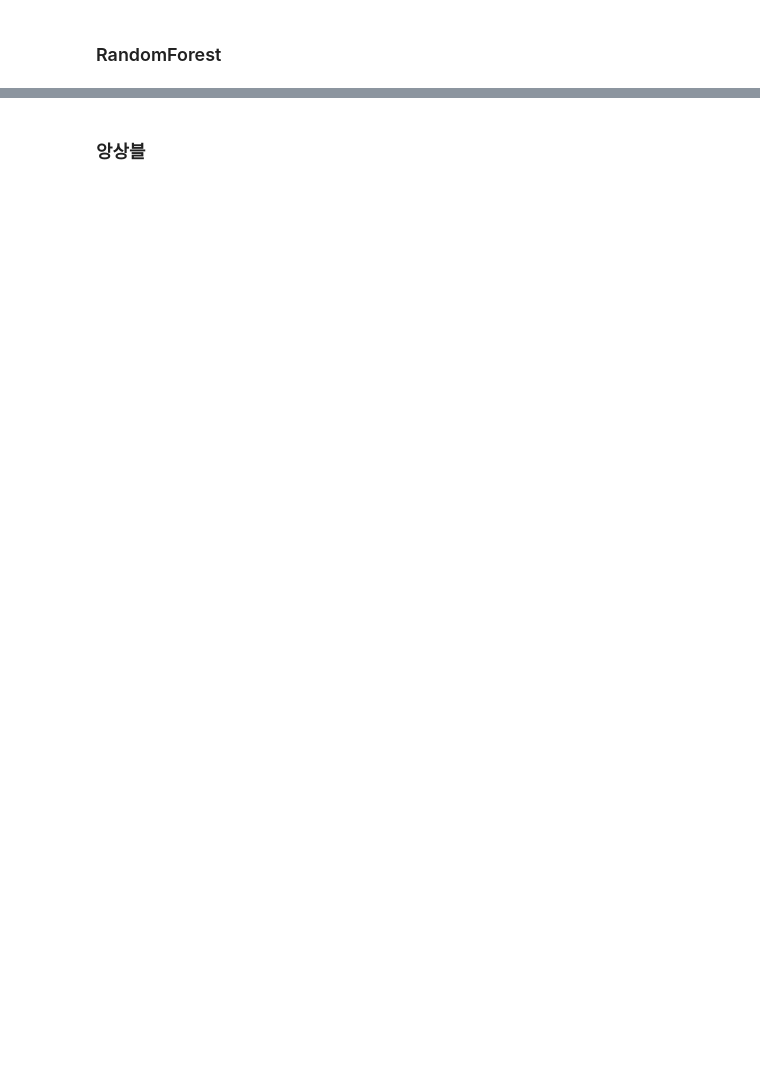
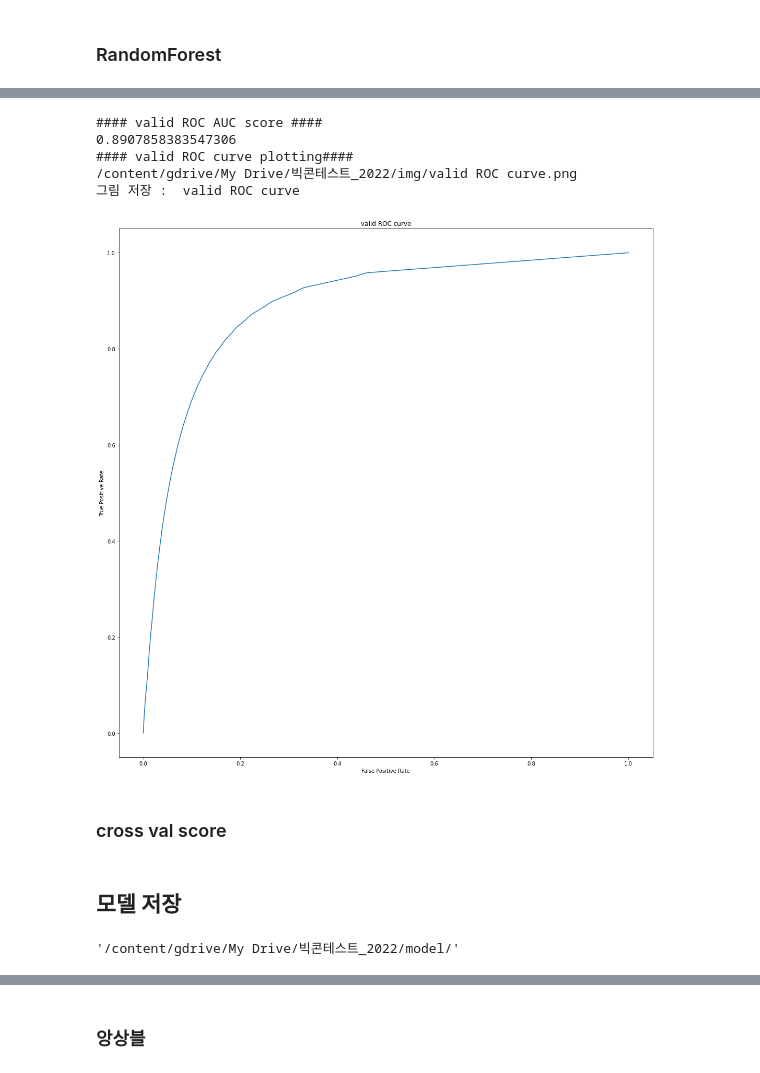
Before and after one commit to YoonJiHwan98/BigContest_Project, a Jupyter notebook: bigcon_baseline.ipynb, the cells around one changed output, grey strips where cells are left out. Cells and saved outputs as stored; diff of their text form; code cells hidden in the pictures; blank space fills up the shorter version.

```diff
--- a/bigcon_baseline.ipynb
+++ b/bigcon_baseline.ipynb
@@ -1691,0 +2230,11 @@ save_data(merge_target, 'merge_target.csv')
+# %%
+model_auc(forest_clf, valid_data, valid_label, 'valid')
+# %% [output]
+#### valid ROC AUC score ####
+0.8907858383547306
+#### valid ROC curve plotting####
+/content/gdrive/My Drive/빅콘테스트_2022/img/valid ROC curve.png
+그림 저장 :  valid ROC curve
+[figure, added]
+# %% [markdown]
+### cross val score
@@ -1691,0 +2254,9 @@ save_data(merge_target, 'merge_target.csv')
+# %% [markdown]
+## 모델 저장
+# %%
+# 모델을 저장할 위치
+MODEL_PATH = os.path.join(ROOT_DIR, "model/")
+os.makedirs(MODEL_PATH, exist_ok = True)
+MODEL_PATH
+# %% [output]
+'/content/gdrive/My Drive/빅콘테스트_2022/model/'
```
Also changed, not shown: parts of 114 cells of this notebook, 4 other files.
